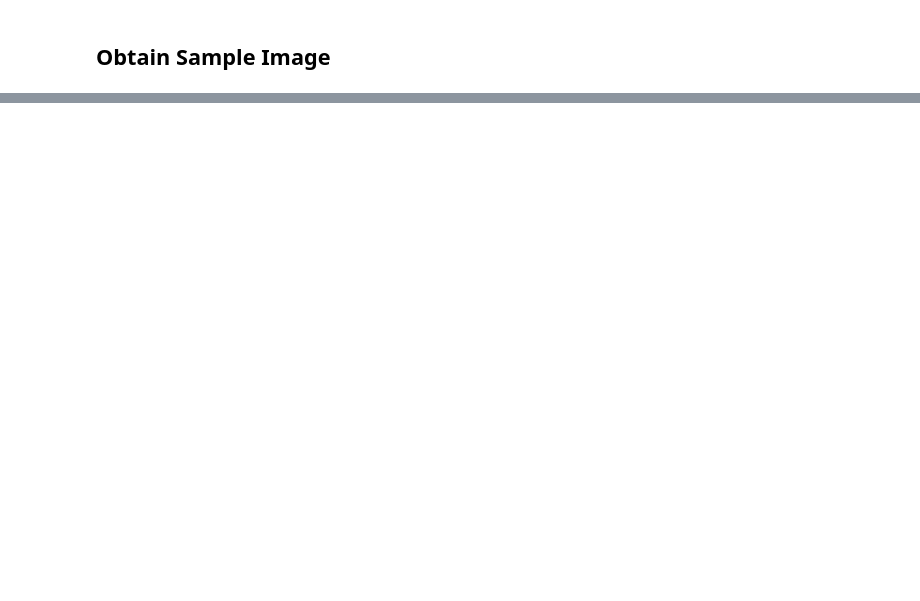
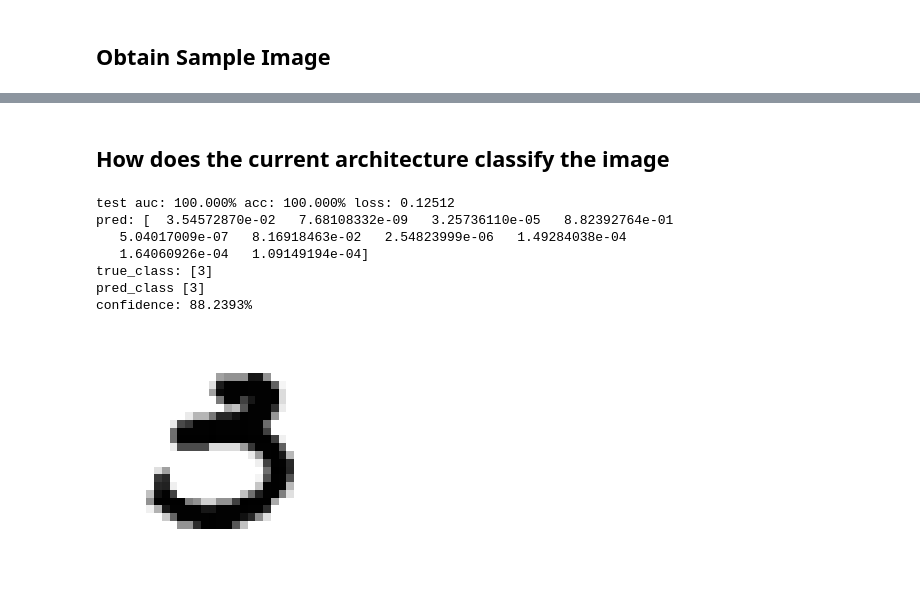
Before and after one commit to JackBurdick/teaching_a_computer_to_fish, a Jupyter notebook: TODO/adversarial_example/adversarial_example.ipynb, the cells around one changed output, grey strips where cells are left out. Cells and saved outputs as stored; diff of their text form; code cells hidden in the pictures; blank space fills up the shorter version.

Commit message:
place adversarial graph in separate function call
Needs to now be cleaned up and vars need to be renamed.  The adv "attack" should also be placed in a function

```diff
--- a/TODO/adversarial_example/adversarial_example.ipynb
+++ b/TODO/adversarial_example/adversarial_example.ipynb
@@ -143,7 +143,7 @@ Extracting ../../ROOT_DATA/mnist_data/t10k-labels-idx1-ubyte.gz
 # %%
 def create_hyper_params():
     data_params = {}
-    data_params['n_epochs'] = 150
+    data_params['n_epochs'] = 3
     data_params['batch_size'] = 128
     data_params['buffer_size'] = 128 # for shuffling
 
@@ -337,7 +337,7 @@ def train_graph(g):
             if cur_loss < best_val_loss:
                 best_val_loss = cur_loss
                 best_params = get_model_params()
-                save_obj(best_params, "best_val_params")
+                save_obj(best_params, "new_best_params")
                 print("best params saved: acc: {:.3f}% loss: {:.4f}".format(cur_acc*100, cur_loss))
 
 
@@ -349,8 +349,8 @@ def train_graph(g):
         val_writer.close()
     return sess
 # %%
-# reset_graph()
-# data_params = create_hyper_params()
-# g = build_graph(data_params)
-# sess = train_graph(g)
+reset_graph()
+data_params = create_hyper_params()
+g = build_graph(data_params)
+sess = train_graph(g)
 # %% [output]
@@ -382,7 +363,7 @@ This is a checkpoint - in that training can be skipped if previous best params a
 reset_graph()
 data_params = create_hyper_params()
 g2 = build_graph(data_params)
-best_params = load_obj("best_val_params")
+best_params = load_obj("new_best_params")
 with tf.Session(graph=g2) as sess:
     saver, init_global, init_local = g2.get_collection("save_init")
     X, X_reshaped, y, training_op = g2.get_collection("main_ops")
@@ -426 +407,47 @@ print(diesel.shape)
 (28, 28, 1)
+# %% [markdown]
+## How does the current architecture classify the image
+# %%
+reset_graph()
+data_params = create_hyper_params()
+g2 = build_graph(data_params)
+best_params = load_obj("new_best_params")
+with tf.Session(graph=g2) as sess:
+    saver, init_global, init_local = g2.get_collection("save_init")
+    X, X_reshaped, y, training_op = g2.get_collection("main_ops")
+    preds, y_true_cls, y_pred_cls = g2.get_collection("preds")
+    test_auc, test_auc_update, test_acc, test_acc_update, test_acc_reset_op = g2.get_collection("test_metrics")
+    test_mean_loss, test_mean_loss_update, test_loss_reset_op = g2.get_collection("test_loss")
+    logz = g2.get_collection("logits")[0]
+
+    sess.run([init_global, init_local])
+
+    restore_model_params(model_params=best_params, g=g2, sess=sess)
+    sess.run([test_acc_reset_op, test_loss_reset_op])
+    Xb, yb = np.expand_dims(some_image,0), np.expand_dims(some_label_enc, 0)
+    batch_accuracy, batch_loss, batch_auc = sess.run([test_acc_update, test_mean_loss_update, test_auc_update],
+                                                              feed_dict={X:Xb,y:yb})
+    pred_value, true_cls_value, pred_cls_value = sess.run([preds, y_true_cls, y_pred_cls],
+                                                          feed_dict={X:Xb,y:yb})
+    logits_val = sess.run([logz], feed_dict={X:Xb,y:yb})[0]
+    print
+    final_test_acc, final_test_loss, final_test_auc = sess.run([test_acc, test_mean_loss, test_auc])
+    print("test auc: {:.3f}% acc: {:.3f}% loss: {:.5f}".format(final_test_auc*100,
+                                                               final_test_acc*100,
+                                                               final_test_loss))
+    pred_idx = pred_cls_value[0]
+    print("pred: {}\ntrue_class: {}\npred_class {}".format(pred_value[0], true_cls_value, pred_cls_value))
+    print("confidence: {:.4f}%".format(pred_value[0][pred_idx]*100))
+    plt.imshow(some_digit_image, cmap = matplotlib.cm.binary,
+               interpolation="nearest")
+    plt.axis("off")
+    plt.show()
+# %% [output]
+test auc: 100.000% acc: 100.000% loss: 0.12512
+pred: [  3.54572870e-02   7.68108332e-09   3.25736110e-05   8.82392764e-01
+   5.04017009e-07   8.16918463e-02   2.54823999e-06   1.49284038e-04
+   1.64060926e-04   1.09149194e-04]
+true_class: [3]
+pred_class [3]
+confidence: 88.2393%
+[figure, added]
```
Also changed, not shown: parts of 8 cells of this notebook.
